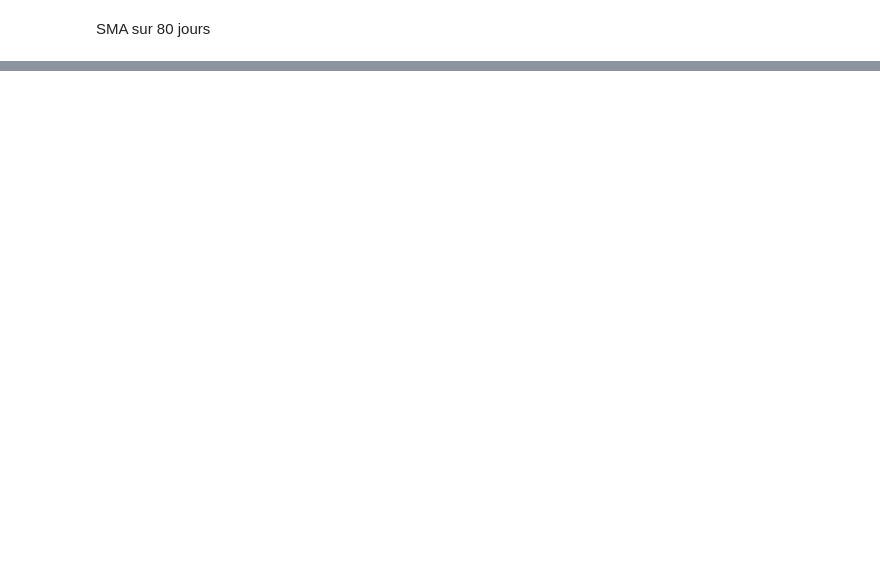
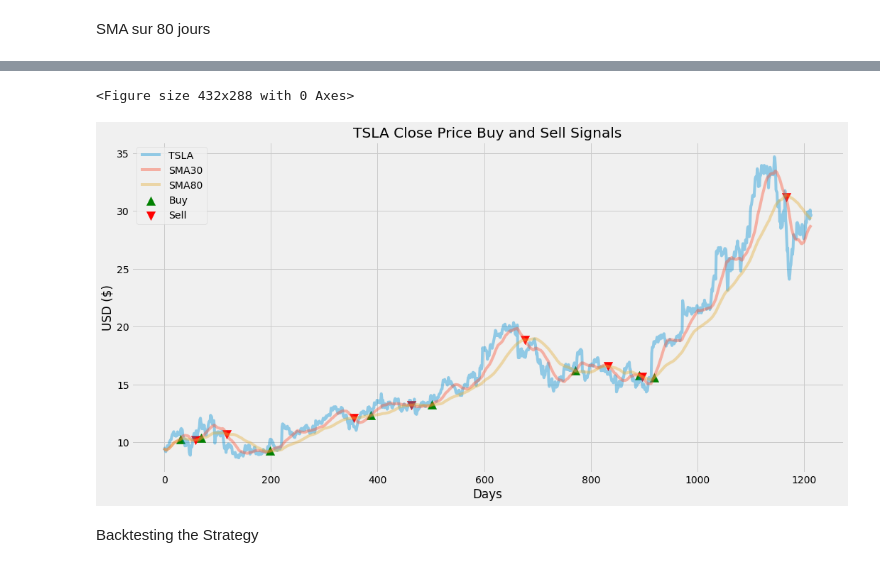
Before and after one commit to Soufiane07-05/Stocks-Market-Prediction, a Jupyter notebook: Prediction_Stocks.ipynb, the cells around one changed output, grey strips where cells are left out. Cells and saved outputs as stored; diff of their text form; code cells hidden in the pictures; blank space fills up the shorter version.

```diff
--- a/Prediction_Stocks.ipynb
+++ b/Prediction_Stocks.ipynb
@@ -130,0 +129,8 @@ plt.show()
+# %%
+signals = pd.DataFrame(index=TSLA.index)
+signals['signal'] = 0.0
+signals['SMA30'] = SMA30['Close']
+signals['SMA80'] = SMA80['Close']
+signals['signal'][30:] = np.where(signals['SMA30'][30:] > signals['SMA80'][30:], 1.0, 0.0)
+signals['positions'] = signals['signal'].diff()
+signals
@@ -130,0 +151,18 @@ plt.show()
+# %%
+fig = plt.figure()
+plt.figure(figsize=(16, 8))
+plt.plot(TSLA['Close'], label='TSLA',alpha=0.4)
+plt.plot(signals['SMA30'], label="SMA30",alpha=0.4)
+plt.plot(signals['SMA80'], label="SMA80",alpha=0.4)
+plt.scatter(signals.loc[signals.positions == 1.0].index, signals.SMA30[signals.positions == 1.0], label="Buy", marker="^", s = 150, color='green')
+plt.scatter(signals.loc[signals.positions == -1.0].index, signals.SMA30[signals.positions == -1.0], label="Sell", marker="v", s = 150, color='red')
+plt.title('TSLA Close Price Buy and Sell Signals')
+plt.xlabel('Days')
+plt.ylabel('USD ($)')
+plt.legend(loc='upper left')
+plt.show()
+# %% [output]
+<Figure size 432x288 with 0 Axes>
+[figure, added]
+# %% [markdown]
+Backtesting the Strategy
```
Also changed, not shown: parts of 13 cells of this notebook.
